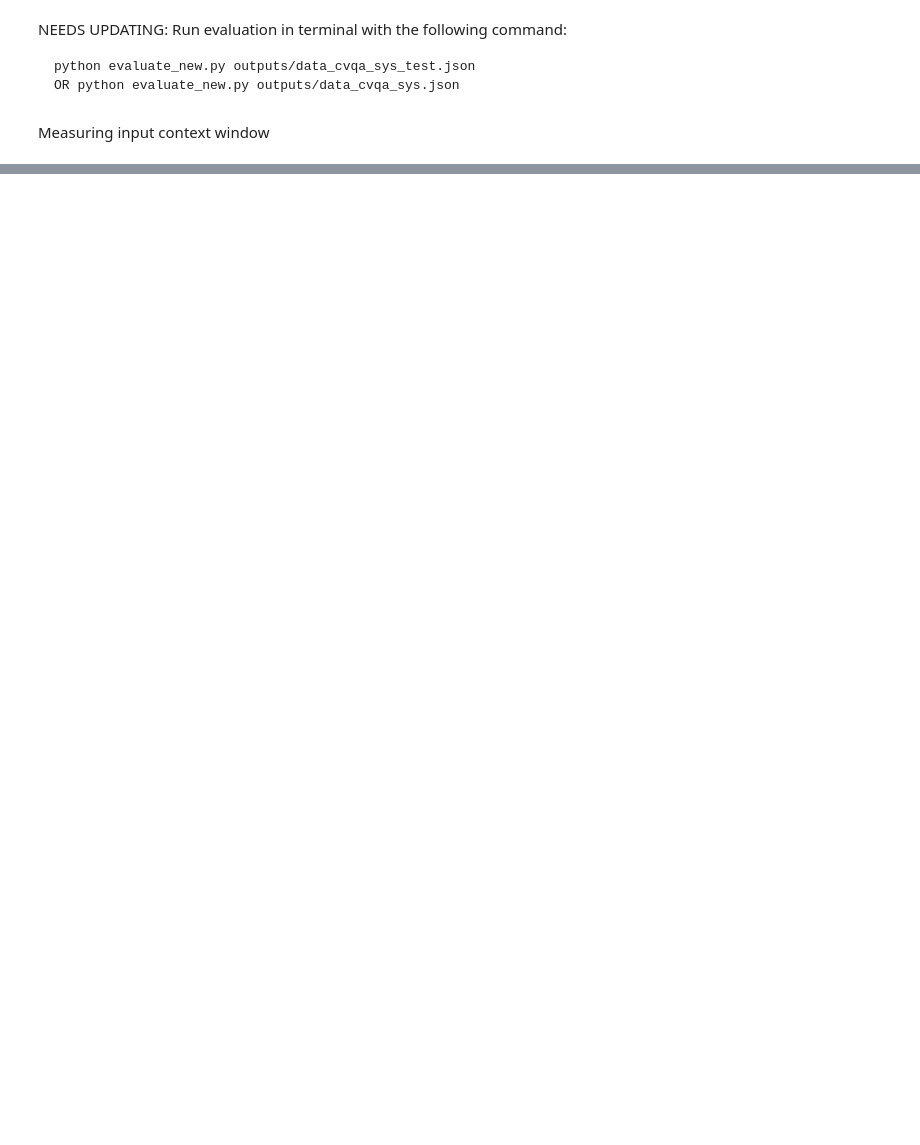
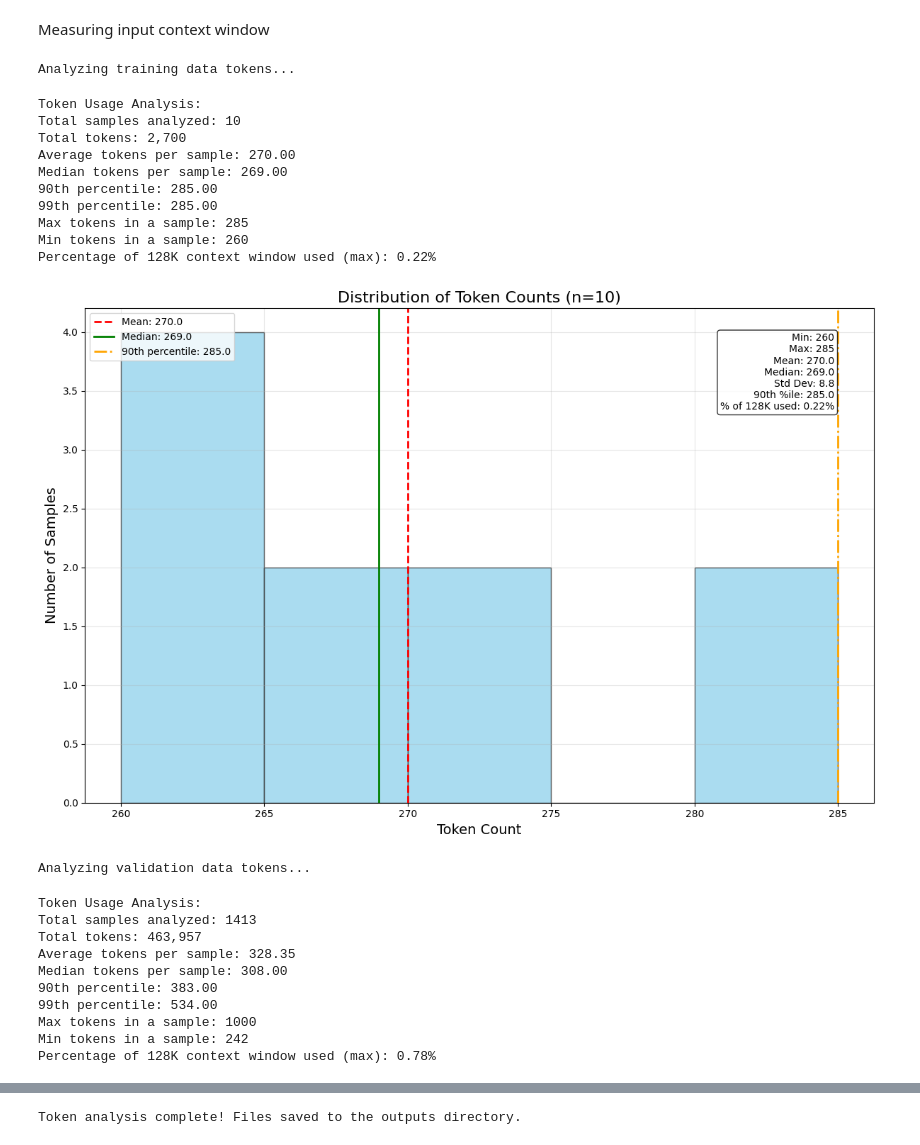
Before and after one commit to karishmathakrar/arc-mediqa-magic-2025, a Jupyter notebook: 02-model-finetuning-with-inference.ipynb, the cells around one changed output, grey strips where cells are left out. Drawn from its saved outputs; the diff is of its cells as text; code cells hidden in the pictures; blank space fills up the shorter version.

````diff
--- a/02-model-finetuning-with-inference.ipynb
+++ b/02-model-finetuning-with-inference.ipynb
@@ -611,7 +723,7 @@ def collate_fn(examples):
     return batch
 # %%
 # Create and test the dataset
-dataset = MedicalImageDataset(processed_data_dir, processor)
+dataset = MedicalImageDataset(PROCESSED_DATA_DIR, processor)
 print(f"Dataset size: {len(dataset)}")
 
 # Confirm we are correctly loading examples from the processed data
@@ -631,11 +743,6 @@ else:
         example = dataset[i]
         print(f"\nExample {i+1} message structure:")
         print(example)
-#         print(f"System role: {example['messages'][0]}")
-#         print(f"User role content:")
-#         print(f"  {example['messages'][1]['content'][0]['text'][:200]}...")  # Show first 200 chars
-#         print(f"  Image: {type(example['messages'][1]['content'][1]['image'])}")
-#         print(f"Assistant role: {example['messages'][2]}")
 
     # Test the collate function
     batch = collate_fn(sample_examples)
@@ -691,7 +820,7 @@ if torch.cuda.is_available() and torch.cuda.get_device_capability()[0] < 8:
 model_kwargs = get_model_config(torch_dtype=torch.bfloat16)
 
 # Load the model
-model = AutoModelForImageTextToText.from_pretrained(model_id, **model_kwargs, token=hf_token)
+model = AutoModelForImageTextToText.from_pretrained(MODEL_ID, **model_kwargs, token=HF_TOKEN)
 
 # Print info about the chat template
 print(f"Default chat template: {processor.tokenizer.chat_template}")
@@ -1845,21 +1903,22 @@ inspect_inference_inputs(processed_val_dir, num_samples=2)
 # %%
-# Add a timestamp to create unique filenames
-timestamp = datetime.datetime.now().strftime("%Y%m%d_%H%M%S")
+# Add a timestamp to create unique filenames for this specific inference run
+INFERENCE_TIMESTAMP = datetime.datetime.now().strftime("%Y%m%d_%H%M%S")
 
 # Extract model ID from the model path
 if args.use_merged_model:
     # If using merged model, extract from checkpoint path
-    model_id = os.path.basename(args.checkpoint_path)
+    INFERENCE_MODEL_ID = os.path.basename(args.model_path)
 else:
-    # If using base model directly, extract from base model ID
-    model_id = args.base_model_id.split('/')[-1]
+    # If using base model directly, use MODEL_NAME
+    INFERENCE_MODEL_ID = MODEL_NAME
 
 # Load model and run inference
 print(f"Loading model from {args.model_path}...")
-inference = MedicalImageInference(args.model_path, token=hf_token)
+inference = MedicalImageInference(args.model_path, token=HF_TOKEN)
 
 # Run inference on processed data
 predictions_file = os.path.join(OUTPUT_DIR,
-                              f"val_predictions_{model_id}_{timestamp}{'_test' if args.test else ''}.csv")
+                             f"val_predictions_{INFERENCE_MODEL_ID}_{INFERENCE_TIMESTAMP}{'_test' if args.test else ''}.csv")
+
 print(f"Running inference (max_samples={args.max_samples if args.max_samples else 'all'})...")
-predictions_df = inference.batch_predict(processed_val_dir, predictions_file, max_samples=args.max_samples)
+predictions_df = inference.batch_predict(PROCESSED_VAL_DATA_DIR, predictions_file, max_samples=args.max_samples)
@@ -2161,8 +2330,8 @@ print(f"Image path: {specific_question['image_path'].values[0]}")
 # %%
 # allows us to double check the saved file
-
 # Load the formatted predictions JSON
-with open(f'/storage/coda1/p-dsgt_clef2025/0/kthakrar3/mediqa-magic-v2/outputs/data_cvqa_sys{"_test" if args.test else ""}.json', 'r') as f:
+predictions_file_path = os.path.join(OUTPUT_DIR, f"data_cvqa_sys{TEST_SUFFIX}.json")
+with open(predictions_file_path, 'r') as f:
     formatted_preds = json.load(f)
 
 # Display the first 3 entries
@@ -2184,7 +2353,8 @@ for entry in formatted_preds:
                 print(f"Prediction indices: {value}")
 
                 # Load original predictions for this encounter
-                agg_df = pd.read_csv('/storage/coda1/p-dsgt_clef2025/0/kthakrar3/mediqa-magic-v2/outputs/aggregated_predictions_test.csv')
+                aggregated_file_path = os.path.join(OUTPUT_DIR, f"aggregated_predictions{TEST_SUFFIX}.csv")
+                agg_df = pd.read_csv(aggregated_file_path)
                 base_qid = key.split('-')[0]
                 encounter = entry['encounter_id']
                 match = agg_df[(agg_df['encounter_id'] == encounter) & (agg_df['base_qid'] == base_qid)]
@@ -2264,9 +2449,2 @@ print(f" - masks_preds/ (empty directory)")
-# %% [markdown]
-NEEDS UPDATING: Run evaluation in terminal with the following command:
-
-```
-python evaluate_new.py outputs/data_cvqa_sys_test.json
-OR python evaluate_new.py outputs/data_cvqa_sys.json
-```
 # %% [markdown]
 Measuring input context window
@@ -2391,5 +2451,5 @@ def analyze_dataset_tokens(dataset_path, processor, num_samples=None):
 # %%
-def analyze_dataset_tokens(dataset_dir, processor, num_samples=None):
+def analyze_dataset_tokens(dataset_dir=None, processor=None, num_samples=None):
     """
     Analyze token counts in the dataset without running training or inference
 
@@ -2398,6 +2458,10 @@ def analyze_dataset_tokens(dataset_dir, processor, num_samples=None):
         processor: The processor from the model
         num_samples: Optional limit on number of samples to process
     """
+    # Check if processor is provided
+    if processor is None:
+        raise ValueError("Processor must be provided for tokenization")
+
     # Check if directory exists
     if not os.path.exists(dataset_dir):
         print(f"Directory not found: {dataset_dir}")
@@ -2563,33 +2627,57 @@ def analyze_dataset_tokens(dataset_dir, processor, num_samples=None):
         f"Std Dev: {np.std(all_token_counts):.1f}\n"
         f"90th %ile: {np.percentile(all_token_counts, 90):.1f}\n"
         f"% of 128K used: {(max_tokens/128000)*100:.2f}%"
     )
 
     # Position text in the upper right
     plt.text(0.95, 0.95, stats_text,
              transform=plt.gca().transAxes,
              verticalalignment='top',
              horizontalalignment='right',
              bbox=dict(boxstyle='round', facecolor='white', alpha=0.8))
 
     plt.tight_layout()
 
     # Save the figure
     plt_path = os.path.join(OUTPUT_DIR, f"{os.path.basename(dataset_dir)}_token_distribution.png")
     plt.savefig(plt_path, dpi=300)
     plt.show()
 
     return token_stats
 
-# Now run for both datasets - make sure the paths are correct
+# Now run for both datasets using global constants
 try:
     print("Analyzing training data tokens...")
-    train_token_stats = analyze_dataset_tokens("outputs/processed_data", processor)
+    train_token_stats = analyze_dataset_tokens(PROCESSED_DATA_DIR, processor)
 
     print("\nAnalyzing validation data tokens...")
-    val_token_stats = analyze_dataset_tokens("outputs/processed_val_data", processor)
+    val_token_stats = analyze_dataset_tokens(PROCESSED_VAL_DATA_DIR, processor)
 
     print("\nToken analysis complete! Files saved to the outputs directory.")
 except Exception as e:
     print(f"Error running token analysis: {e}")
     traceback.print_exc()
+# %% [output]
+Analyzing training data tokens...
+Token Usage Analysis:
+Total samples analyzed: 10
+Total tokens: 2,700
+Average tokens per sample: 270.00
+Median tokens per sample: 269.00
+90th percentile: 285.00
+99th percentile: 285.00
+Max tokens in a sample: 285
+Min tokens in a sample: 260
+Percentage of 128K context window used (max): 0.22%
+[figure, added]
+Analyzing validation data tokens...
+Token Usage Analysis:
+Total samples analyzed: 1413
+Total tokens: 463,957
+Average tokens per sample: 328.35
+Median tokens per sample: 308.00
+90th percentile: 383.00
+99th percentile: 534.00
+Max tokens in a sample: 1000
+Min tokens in a sample: 242
+Percentage of 128K context window used (max): 0.78%
@@ -2596 +2685,2 @@ except Exception as e:
+Token analysis complete! Files saved to the outputs directory.
 # %%
````
Also changed, not shown: parts of 51 cells of this notebook, 1 other file.
